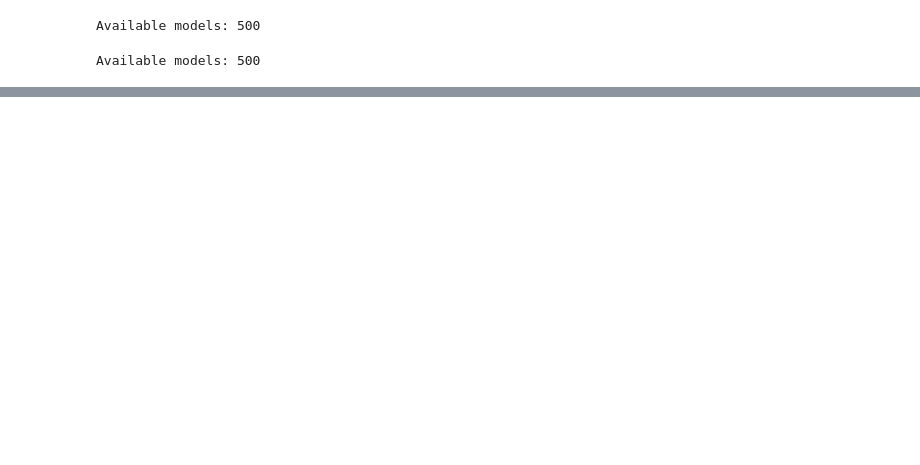
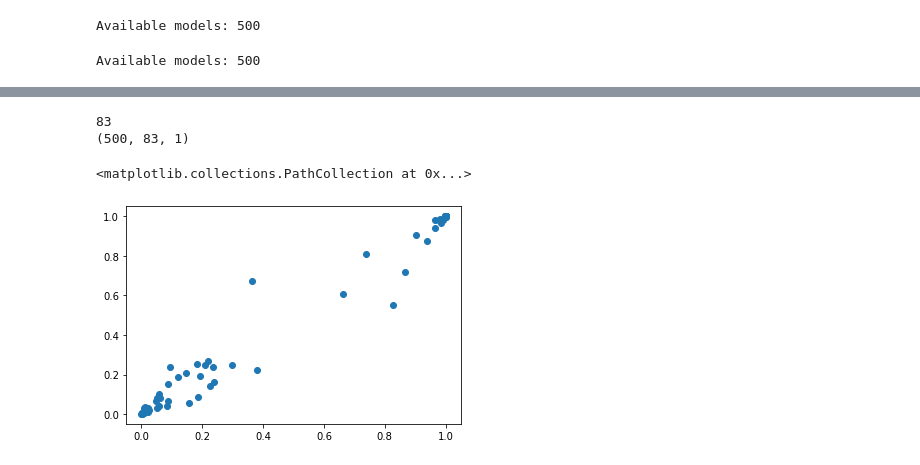
Before and after one commit to iamgroot42/dissecting_dist_inf, a Jupyter notebook: experiments/interpretability_amc.ipynb, the cells around one changed output, grey strips where cells are left out. Cells and saved outputs as stored; diff of their text form; code cells hidden in the pictures; blank space fills up the shorter version.

```diff
--- a/experiments/interpretability_amc.ipynb
+++ b/experiments/interpretability_amc.ipynb
@@ -203,0 +233,13 @@ Average Feature Importances
+# %%
+uni_p = np.unique(np.concatenate(p_ind))
+ps = attacker_obj.seed_data_ds[uni_p].cuda()
+preds = [sigmoid(np.array([m.cuda().eval()(ps).cpu().detach().numpy() for m in models_vic_1])),sigmoid(np.array([m.cuda().eval()(ps).cpu().detach().numpy() for m in models_vic_2]))]
+print(len(uni_p))
+print(preds[0].shape)
+preds = [np.mean(x,0) for x in preds]
+plt.scatter(preds[0],preds[1])
+# %% [output]
+83
+(500, 83, 1)
+<matplotlib.collections.PathCollection at 0x...>
+[figure, added]
```
Also changed, not shown: parts of 7 cells of this notebook.
